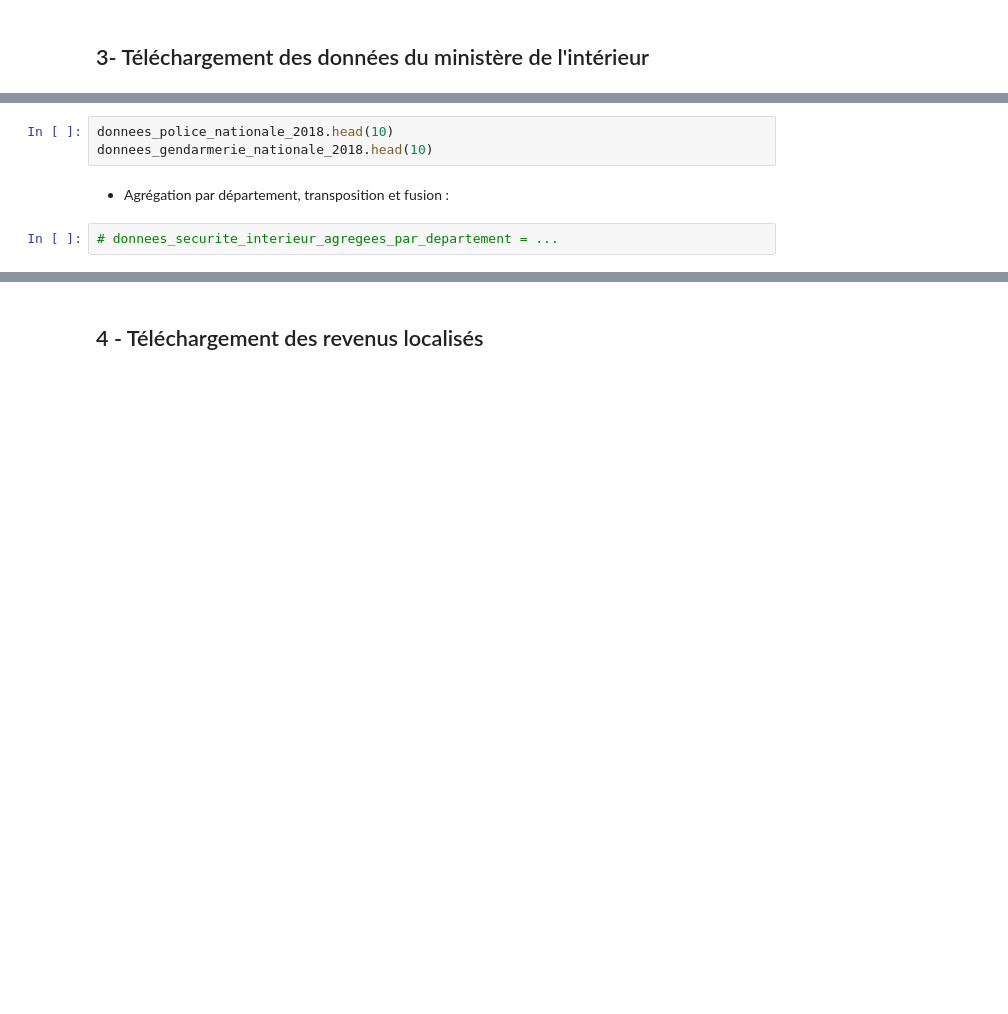
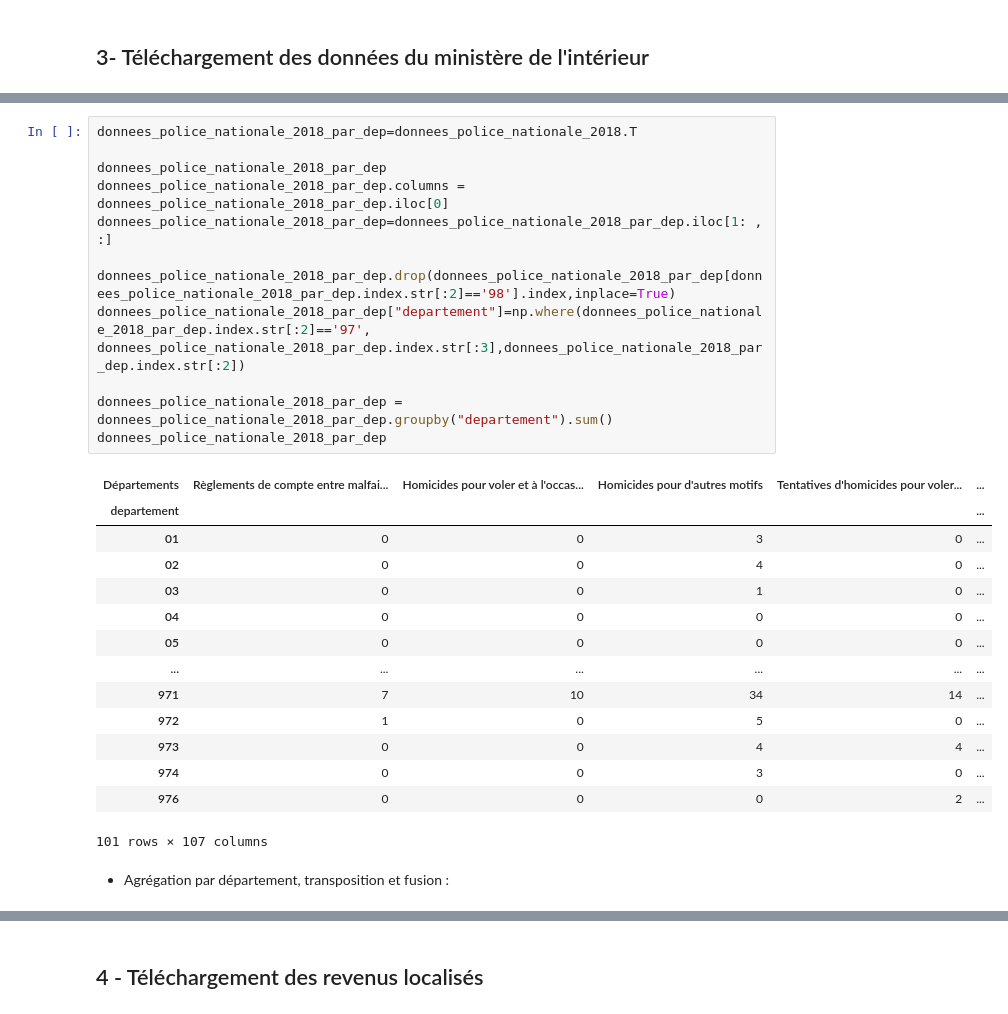
Before and after one commit to cthiounn/python-datascience-ENSAE-2A, a Jupyter notebook: Etude départementale/1_Recup_donnees.ipynb, the cells around one changed output, grey strips where cells are left out. Drawn from its saved outputs; the diff is of its cells as text; blank space fills up the shorter version.

```diff
--- a/Etude départementale/1_Recup_donnees.ipynb
+++ b/Etude départementale/1_Recup_donnees.ipynb
@@ -97,7 +179,29 @@ donnees_gendarmerie_nationale_2018=pd.read_excel(url_datagouv_min_interieur, she
-# %%
-donnees_police_nationale_2018.head(10)
-donnees_gendarmerie_nationale_2018.head(10)
+# %%
+donnees_police_nationale_2018_par_dep=donnees_police_nationale_2018.T
+
+donnees_police_nationale_2018_par_dep
+donnees_police_nationale_2018_par_dep.columns = donnees_police_nationale_2018_par_dep.iloc[0]
+donnees_police_nationale_2018_par_dep=donnees_police_nationale_2018_par_dep.iloc[1: , :]
+
+donnees_police_nationale_2018_par_dep.drop(donnees_police_nationale_2018_par_dep[donnees_police_nationale_2018_par_dep.index.str[:2]=='98'].index,inplace=True)
+donnees_police_nationale_2018_par_dep["departement"]=np.where(donnees_police_nationale_2018_par_dep.index.str[:2]=='97', donnees_police_nationale_2018_par_dep.index.str[:3],donnees_police_nationale_2018_par_dep.index.str[:2])
+
+donnees_police_nationale_2018_par_dep = donnees_police_nationale_2018_par_dep.groupby("departement").sum()
+donnees_police_nationale_2018_par_dep
+# %% [output]
+| Départements | Règlements de compte entre malfai... | Homicides pour voler et à l'occas... | Homicides pour d'autres motifs | Tentatives d'homicides pour voler... | ... |
+| departement |  |  |  |  | ... |
+| 01 | 0 | 0 | 3 | 0 | ... |
+| 02 | 0 | 0 | 4 | 0 | ... |
+| 03 | 0 | 0 | 1 | 0 | ... |
+| 04 | 0 | 0 | 0 | 0 | ... |
+| 05 | 0 | 0 | 0 | 0 | ... |
+| ... | ... | ... | ... | ... | ... |
+| 971 | 7 | 10 | 34 | 14 | ... |
+| 972 | 1 | 0 | 5 | 0 | ... |
+| 973 | 0 | 0 | 4 | 4 | ... |
+| 974 | 0 | 0 | 3 | 0 | ... |
+| 976 | 0 | 0 | 0 | 2 | ... |
+101 rows × 107 columns
 # %% [markdown]
 * Agrégation par département, transposition et fusion :
-# %%
-# donnees_securite_interieur_agregees_par_departement = ...
```
Also changed, not shown: parts of 17 cells of this notebook.
